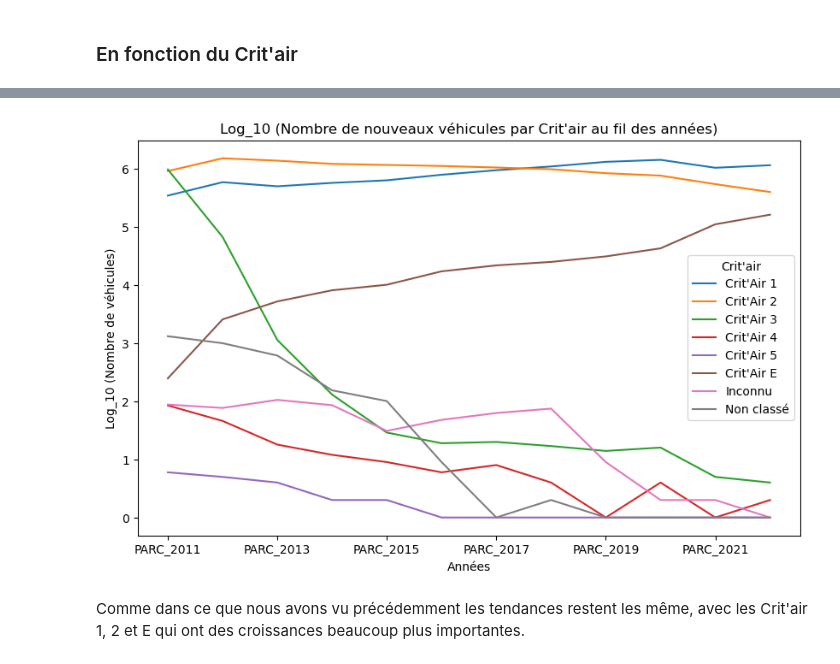
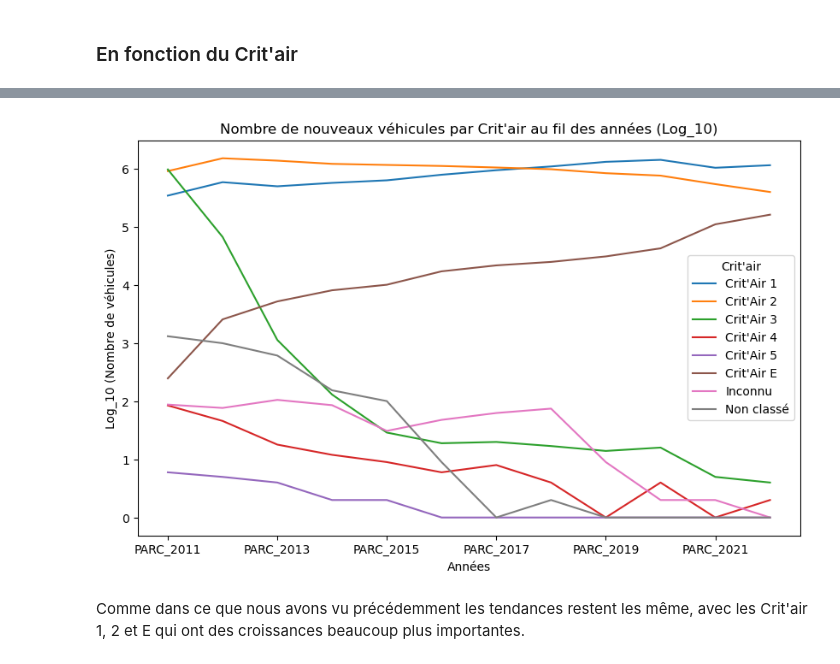
Before and after one commit to TheoLBTN/Projet-Python, a Jupyter notebook: Stat_descriptivesV2.ipynb, the cells around one changed output, grey strips where cells are left out. Cells and saved outputs as stored; diff of their text form; code cells hidden in the pictures.

```diff
--- a/Stat_descriptivesV2.ipynb
+++ b/Stat_descriptivesV2.ipynb
@@ -263,25 +263,25 @@ data_neuf.groupby(['CRITAIR'])[variables].sum()
 # %%
 df_critair=data_neuf.groupby(['CRITAIR'])[variables].sum().reset_index()
 df_critair[variables]=log10p(df_critair[variables]) #passage au log (1+x) de nos données pour mettre en évidence petites valeurs
 
 # Sélection des colonnes avec les années
 annees = variables
 
 # Groupby des données par classe et somme des véhicules pour chaque année
 donnees_agroupees = df_critair.groupby('CRITAIR')[annees].sum()
 
 # Transposition des données pour les avoir sous une forme plus adéquate pour le tracé
 donnees_transposees = donnees_agroupees.T
 
 # Graphique pour chaque classe de véhicules
 donnees_transposees.plot(kind='line', figsize=(10, 6))
-plt.title("Log_10 (Nombre de nouveaux véhicules par Crit'air au fil des années) (log_10")
+plt.title("Nombre de nouveaux véhicules par Crit'air au fil des années (Log_10)")
 plt.xlabel('Années')
 plt.ylabel('Log_10 (Nombre de véhicules)')
 plt.legend(title="Crit'air")
 plt.show()
 # %% [output]
-[figure, old version]
+[figure, new version]
 # %% [markdown]
 Comme dans ce que nous avons vu précédemment les tendances restent les même, avec les Crit'air 1, 2 et E qui ont des croissances beaucoup plus importantes.
 # %% [markdown]
```
Also changed, not shown: parts of 1 cell of this notebook, 2 other files.
